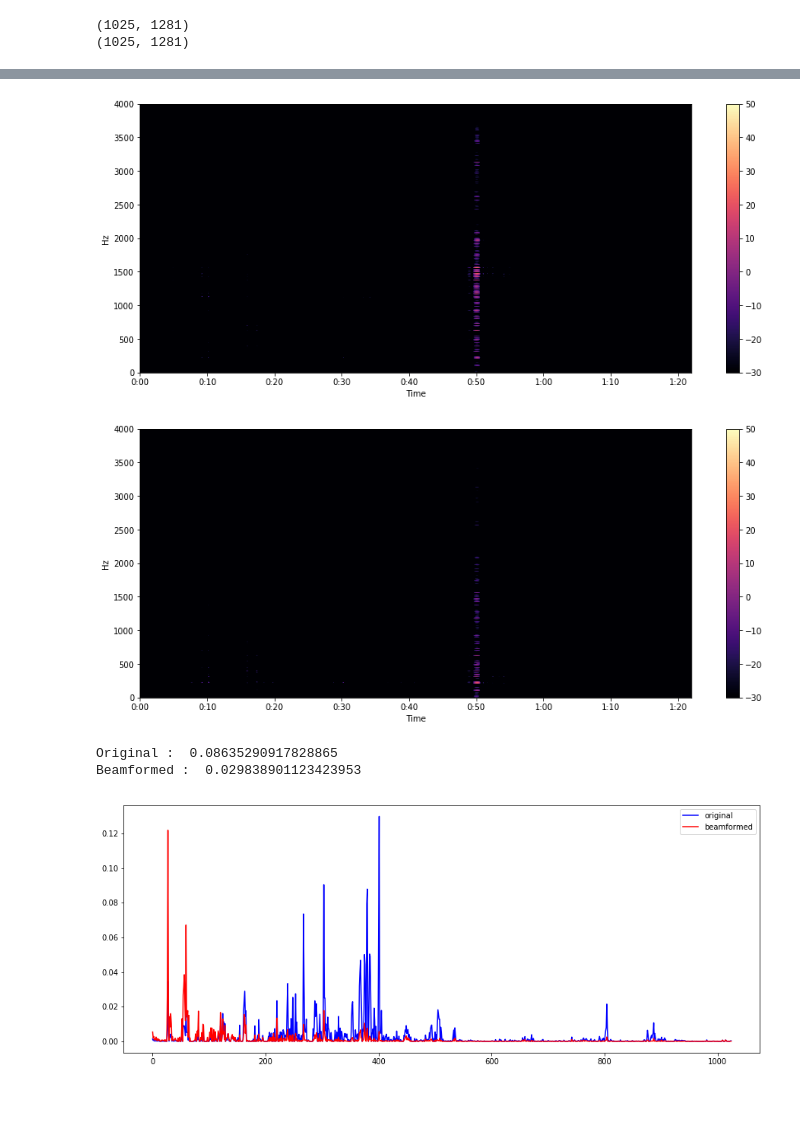
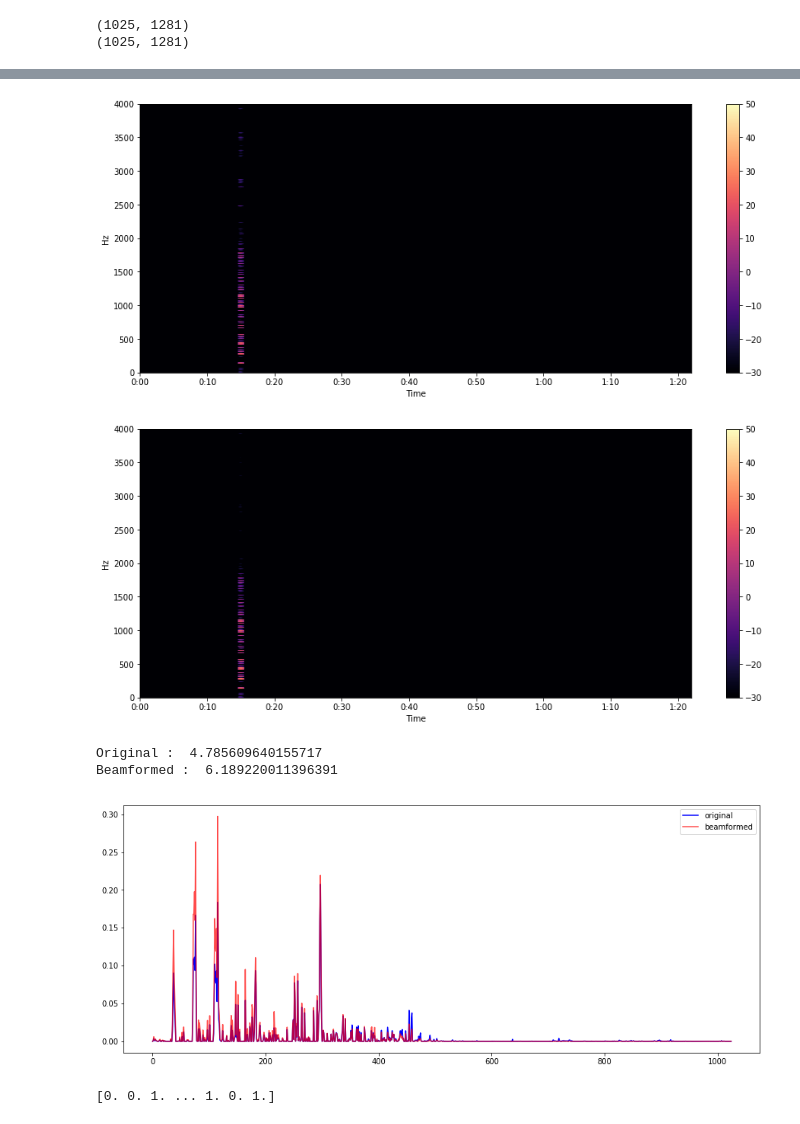
Before and after one commit to FlorentE96/NMF_jupyter, a Jupyter notebook: NMF_tests.ipynb, the cells around one changed output, grey strips where cells are left out. Saved outputs shown, nothing was run; the diff lists cells and outputs as text; code cells hidden in the pictures.

```diff
--- a/NMF_tests.ipynb
+++ b/NMF_tests.ipynb
@@ -7,6 +7,6 @@ from sklearn.decomposition import NMF
 plt.rcParams['figure.figsize'] = (20, 10)
 # %%
 x, sr = librosa.load('media/mixture.wav', sr=None)
-bf, sr = librosa.load('media/beamformed_dft.wav', sr=None)
-print(sr)
+bf, sr = librosa.load('media/beamformed_dft_TDB.wav', sr=None)
+print('Sample rate = ', sr)
 # %% [output]
@@ -103,7 +106,6 @@ plt.grid(1)
 # %%
-X = Smag
-n_components = 512
-W, H = librosa.decompose.decompose(X, n_components=n_components, sort=True)
+n_components = 2048
+W, H = librosa.decompose.decompose(Smagbf, n_components=n_components, sort=True)
 print(W.shape)
 print(H.shape)
 # %% [output]
@@ -125,5 +129,5 @@ plt.colorbar()
 # %%
-atomSelection = 352
+atomSelection = 390
 
 plt.figure(figsize=(15, 6))
 plt.plot(W[:,atomSelection])
@@ -135,6 +139,7 @@ print(atom1mask.shape)
 
 plt.figure(figsize=(15, 6))
 librosa.display.specshow(librosa.amplitude_to_db(atom1mask), sr=sr, x_axis='time', y_axis='linear')
+plt.title('Spectrogram ')
 plt.colorbar()
 plt.clim(-30, 30);
 # %% [output]
@@ -157,27 +162,27 @@ librosa.display.specshow(librosa.amplitude_to_db(resultmagbf), sr=sr, x_axis='ti
 plt.colorbar()
 plt.clim(-30, 50);
 # %% [output]
-[figure, old version]
+[figure, new version]
-[figure, old version]
+[figure, new version]
 # %%
 avg = np.average(resultmag, 1)
 avgbf = np.average(resultmagbf, 1)
 
 plt.figure(figsize=(15, 6))
 plt.plot(avg, 'b')
-plt.plot(avgbf, 'r')
+plt.plot(avgbf, 'r', alpha=0.7)
 plt.legend(('original', 'beamformed'))
 
 instant = np.argmax(H[atomSelection,:])
 
-power = np.sum(avg**2)
+power = np.sum(avg)
 power2 = np.sum(librosa.magphase(S[:, instant])[0])
-powerbf = np.sum(avgbf**2)
+powerbf = np.sum(avgbf)
 power2bf = np.sum(librosa.magphase(Sbf[:, instant])[0])
 
 print('Original : ', power)
 print('Beamformed : ', powerbf)
 # %% [output]
-Original :  0.08635290917828865
-Beamformed :  0.029838901123423953
+Original :  4.785609640155717
+Beamformed :  6.189220011396391
-[figure, old version]
+[figure, new version]
@@ -189,0 +199,4 @@ Beamformed :  0.029838901123423953
+# %%
+print(mask)
+# %% [output]
+[0. 0. 1. ... 1. 0. 1.]
```
Also changed, not shown: parts of 15 cells of this notebook, 7 other files.
